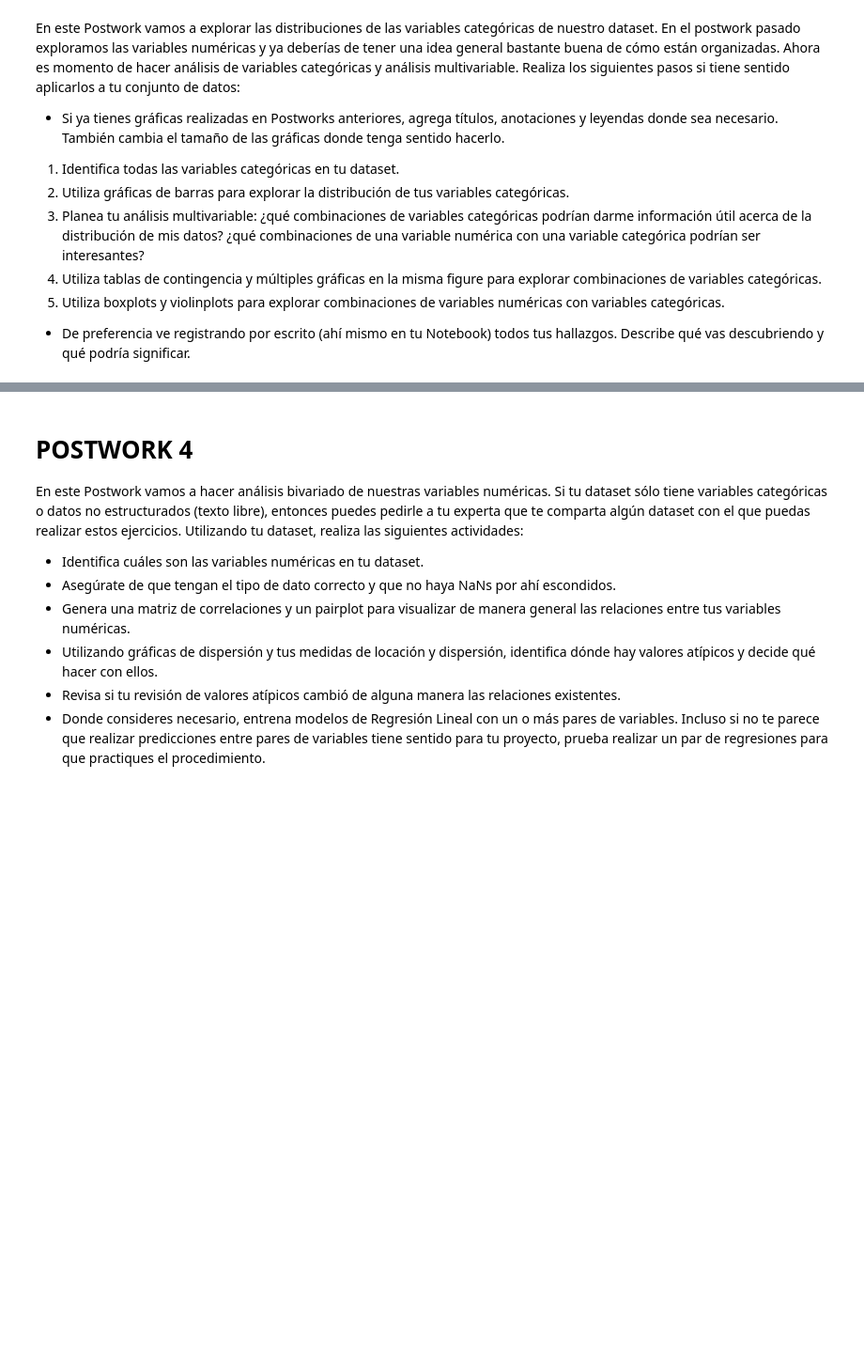
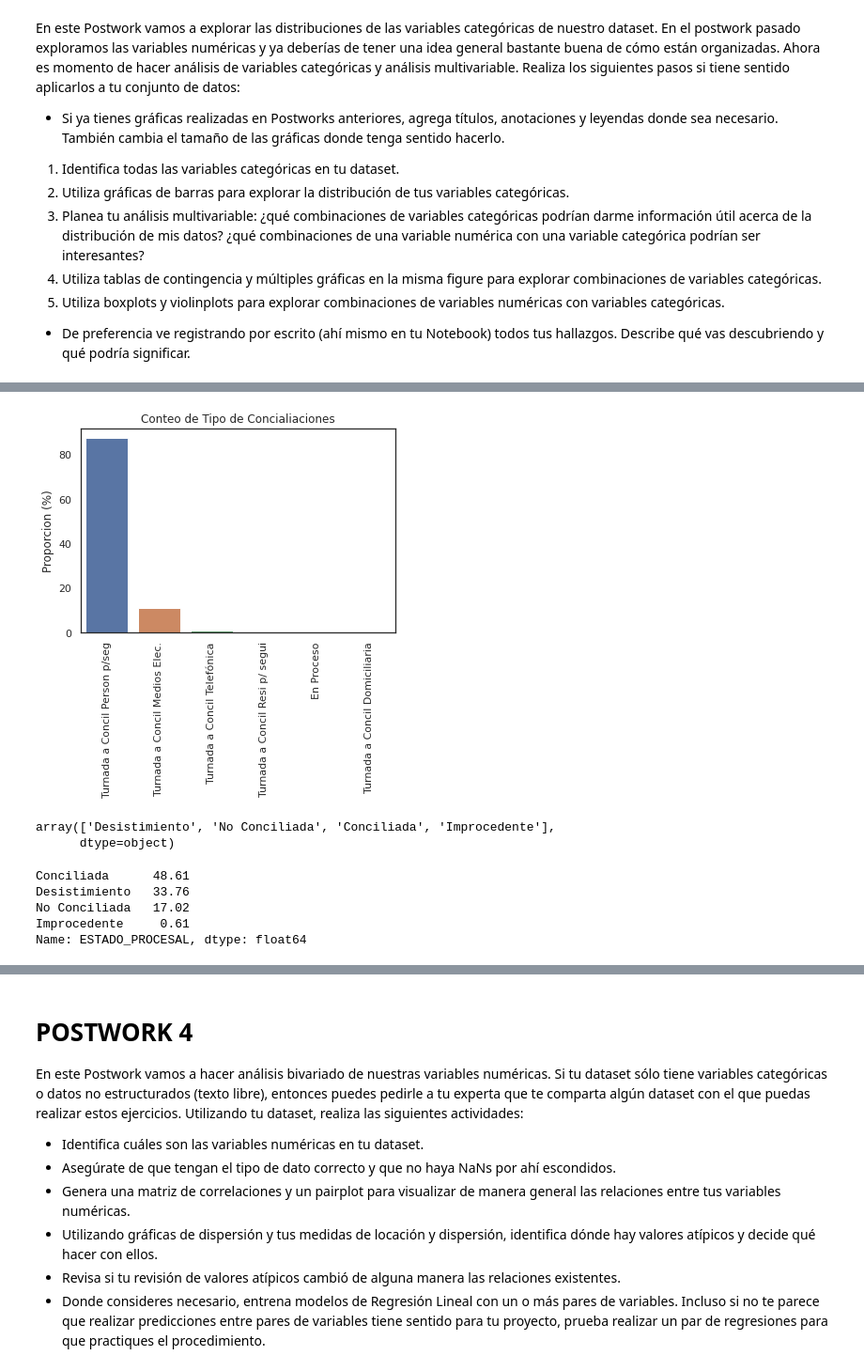
Before and after one commit to adavals/bedu-datascience-f3m1, a Jupyter notebook: postwork__1_al_8_version_2.ipynb, the cells around one changed output, grey strips where cells are left out. Shown at 94% size. Drawn from its saved outputs; the diff is of its cells as text; code cells hidden in the pictures; blank space fills up the shorter version.

```diff
--- a/postwork__1_al_8_version_2.ipynb
+++ b/postwork__1_al_8_version_2.ipynb
@@ -821,0 +880,4 @@ En este Postwork vamos a explorar las distribuciones de las variables categóric
+# %%
+counts1 = df["TIPO_CONCILIACION"].value_counts()
+counts1 = counts1 * 100 / counts1.sum()
+counts1
@@ -821,0 +892,22 @@ En este Postwork vamos a explorar las distribuciones de las variables categóric
+# %%
+ax = sns.barplot(x = counts1.index, y = counts1)
+ax.set_title("Conteo de Tipo de Concialiaciones")
+ax.set(ylabel="Proporcion (%)")
+ax.set_xticklabels(ax.get_xticklabels(), rotation=90);
+# %% [output]
+[figure, added]
+# %%
+df["ESTADO_PROCESAL"].unique()
+# %% [output]
+array(['Desistimiento', 'No Conciliada', 'Conciliada', 'Improcedente'],
+      dtype=object)
+# %%
+counts2 = df["ESTADO_PROCESAL"].value_counts()
+counts2 = counts2 * 100 / counts2.sum()
+counts2
+# %% [output]
+Conciliada      48.61
+Desistimiento   33.76
+No Conciliada   17.02
+Improcedente     0.61
+Name: ESTADO_PROCESAL, dtype: float64
```
Also changed, not shown: parts of 141 cells of this notebook.
